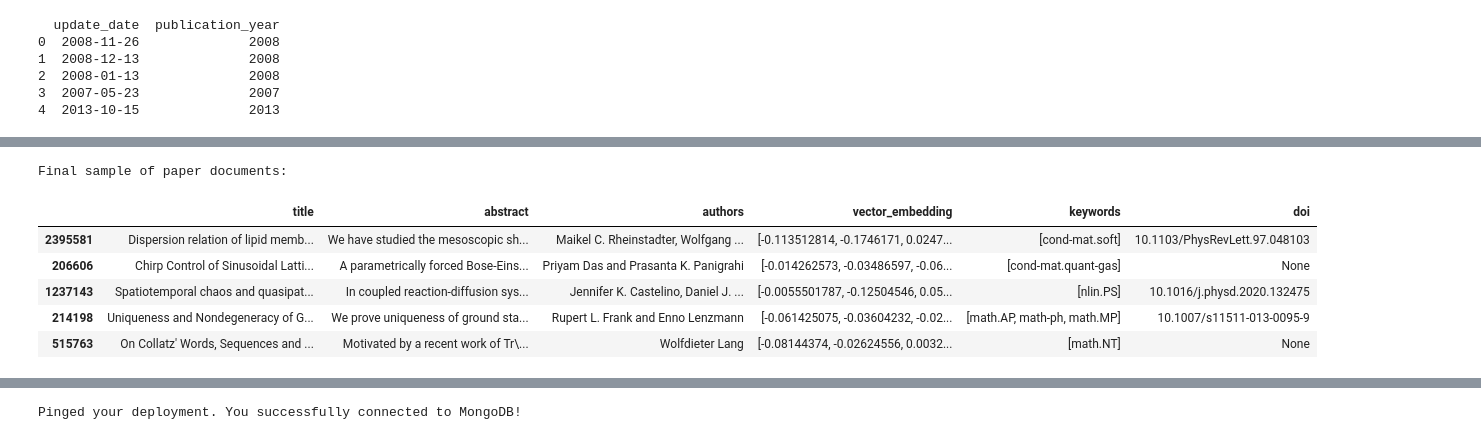
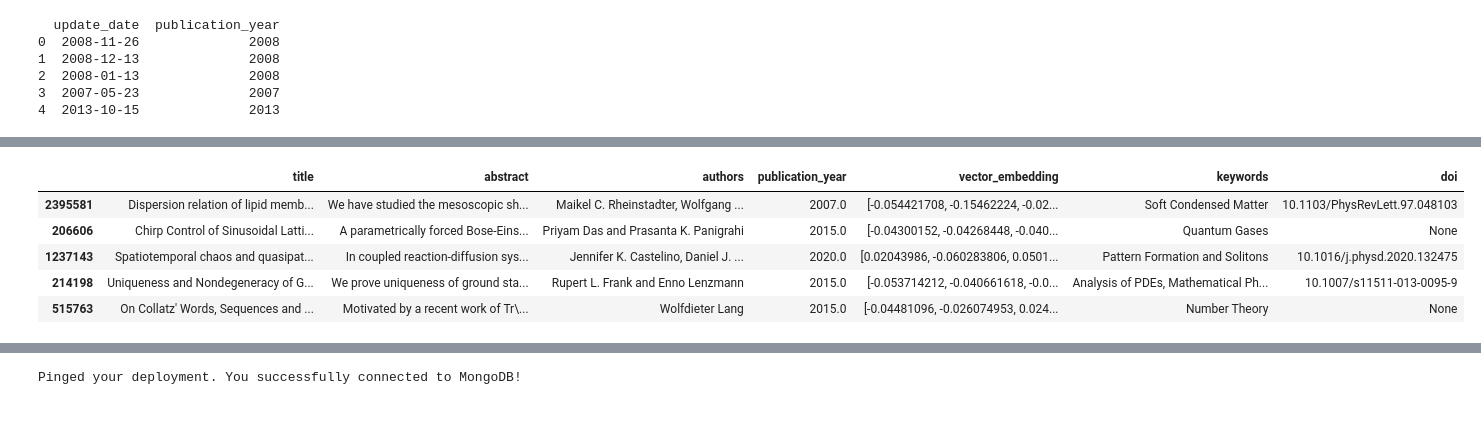
Before and after one commit to gduchidze/academic-paper-recommender, a Jupyter notebook: data/data.ipynb, the cells around one changed output, grey strips where cells are left out. Cells and saved outputs as stored; diff of their text form; code cells hidden in the pictures.

Commit message:
Stage 2: Connect with MongoDB Atlas Embeddings Created and Uploaded, Working to develop semantic search functionality

```diff
--- a/data/data.ipynb
+++ b/data/data.ipynb
@@ -34,0 +242,4 @@ print(df[['update_date', 'publication_year']].head())
+# %%
+df_sample['keywords'] = df.loc[df_sample.index,'keywords']
+# %%
+df_sample['publication_year'] = df.loc[df_sample.index,'publication_year']
@@ -35,7 +253,7 @@ print(df[['update_date', 'publication_year']].head())
 # %%
 def combine_text(row):
     title = row.get('title', '')
-    abstract = row.get('abstract', '')
+    publication_year = row.get('publication_year', '')
     keywords = row.get('keywords', '')
 
     if isinstance(keywords, list):
@@ -43,6 +261,6 @@ def combine_text(row):
     else:
         keywords = str(keywords) if pd.notnull(keywords) else ''
 
-    return f"{title}. {abstract}. {keywords}"
+    return f"{title}. {publication_year}. {keywords}"
 # %%
 df_sample['combined_text'] = df_sample.apply(combine_text, axis=1)
@@ -51,10 +276,11 @@ paper_documents = df_sample[['title', 'abstract', 'authors', 'vector_embedding',
 # %%
+df_sample['vector_embedding'] = df_sample['combined_text'].apply(lambda text: model.encode(text))
+paper_documents = df_sample[['title', 'abstract', 'authors', 'publication_year', 'vector_embedding', 'keywords', 'doi']].copy()
 display(paper_documents.head())
 # %% [output]
-Final sample of paper documents:
-|  | title | abstract | authors | vector_embedding | keywords | doi |
-| 2395581 | Dispersion relation of lipid memb... | We have studied the mesoscopic sh... | Maikel C. Rheinstadter, Wolfgang ... | [-0.113512814, -0.1746171, 0.0247... | [cond-mat.soft] | 10.1103/PhysRevLett.97.048103 |
-| 206606 | Chirp Control of Sinusoidal Latti... | A parametrically forced Bose-Eins... | Priyam Das and Prasanta K. Panigrahi | [-0.014262573, -0.03486597, -0.06... | [cond-mat.quant-gas] | None |
-| 1237143 | Spatiotemporal chaos and quasipat... | In coupled reaction-diffusion sys... | Jennifer K. Castelino, Daniel J. ... | [-0.0055501787, -0.12504546, 0.05... | [nlin.PS] | 10.1016/j.physd.2020.132475 |
-| 214198 | Uniqueness and Nondegeneracy of G... | We prove uniqueness of ground sta... | Rupert L. Frank and Enno Lenzmann | [-0.061425075, -0.03604232, -0.02... | [math.AP, math-ph, math.MP] | 10.1007/s11511-013-0095-9 |
-| 515763 | On Collatz' Words, Sequences and ... | Motivated by a recent work of Tr\... | Wolfdieter Lang | [-0.08144374, -0.02624556, 0.0032... | [math.NT] | None |
+|  | title | abstract | authors | publication_year | vector_embedding | keywords | doi |
+| 2395581 | Dispersion relation of lipid memb... | We have studied the mesoscopic sh... | Maikel C. Rheinstadter, Wolfgang ... | 2007.0 | [-0.054421708, -0.15462224, -0.02... | Soft Condensed Matter | 10.1103/PhysRevLett.97.048103 |
+| 206606 | Chirp Control of Sinusoidal Latti... | A parametrically forced Bose-Eins... | Priyam Das and Prasanta K. Panigrahi | 2015.0 | [-0.04300152, -0.04268448, -0.040... | Quantum Gases | None |
+| 1237143 | Spatiotemporal chaos and quasipat... | In coupled reaction-diffusion sys... | Jennifer K. Castelino, Daniel J. ... | 2020.0 | [0.02043986, -0.060283806, 0.0501... | Pattern Formation and Solitons | 10.1016/j.physd.2020.132475 |
+| 214198 | Uniqueness and Nondegeneracy of G... | We prove uniqueness of ground sta... | Rupert L. Frank and Enno Lenzmann | 2015.0 | [-0.053714212, -0.040661618, -0.0... | Analysis of PDEs, Mathematical Ph... | 10.1007/s11511-013-0095-9 |
+| 515763 | On Collatz' Words, Sequences and ... | Motivated by a recent work of Tr\... | Wolfdieter Lang | 2015.0 | [-0.04481096, -0.026074953, 0.024... | Number Theory | None |
```
Also changed, not shown: parts of 7 cells of this notebook.
